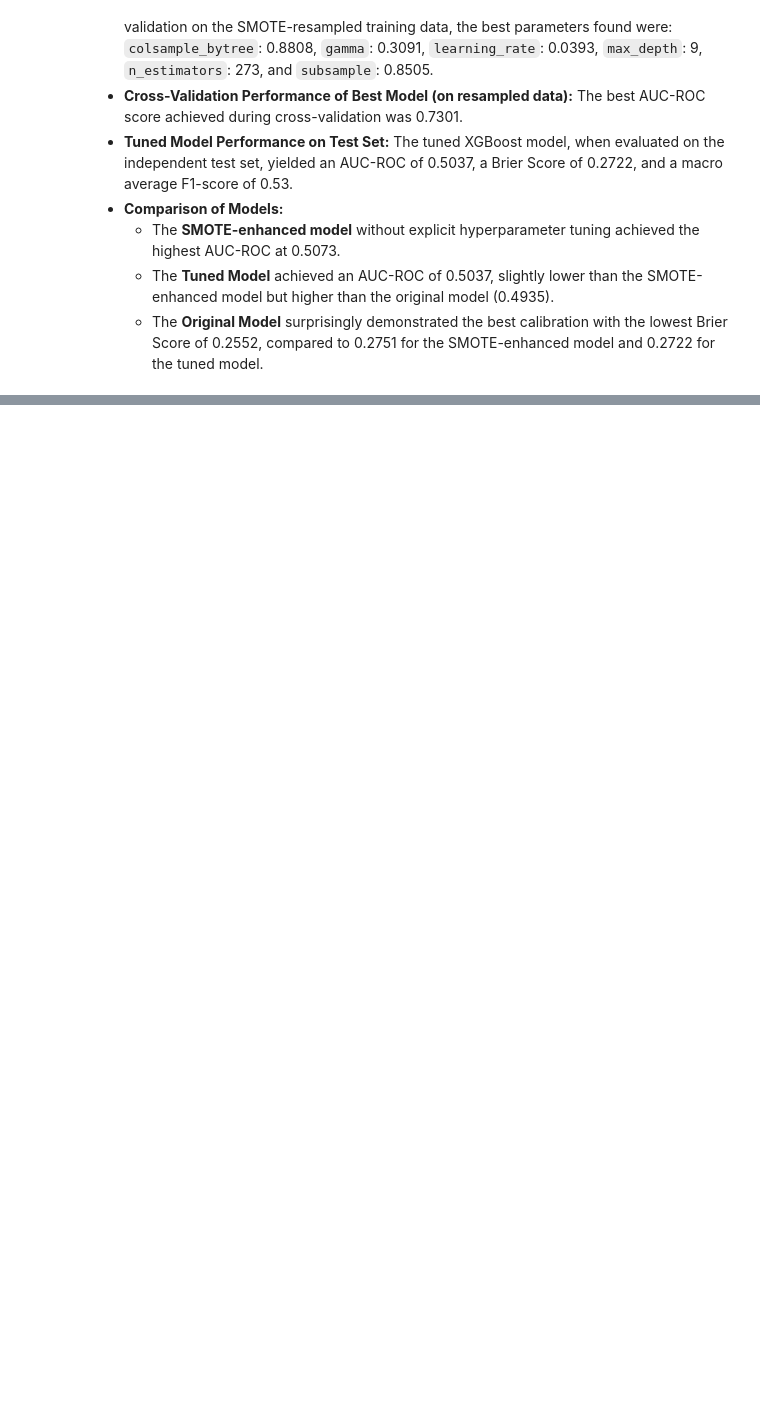
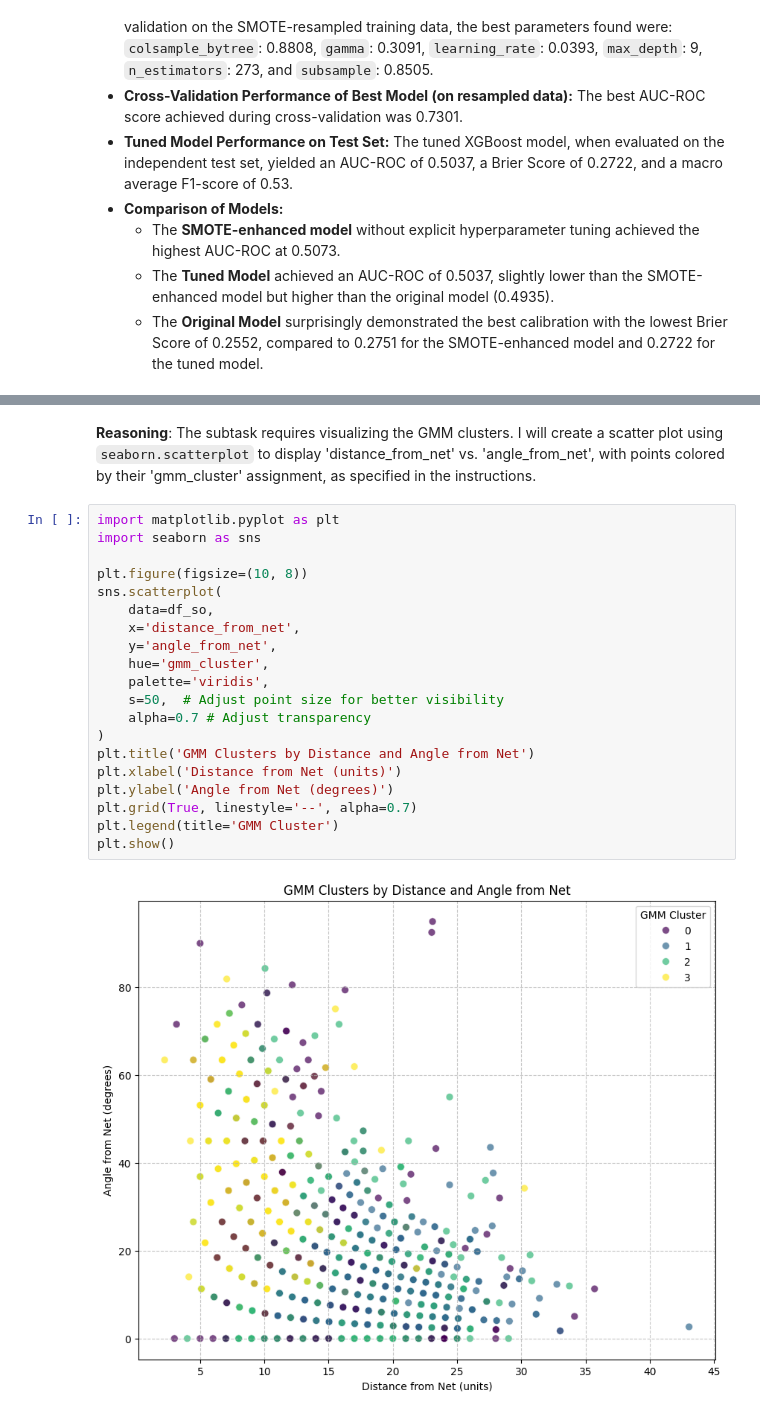
Before and after one commit to Darknight899/Comprehensive-Assessment-, a Jupyter notebook: Capstone_Project.ipynb, the cells around one changed output, grey strips where cells are left out. Saved outputs shown, nothing was run; the diff lists cells and outputs as text; blank space fills up the shorter version.

```diff
--- a/Capstone_Project.ipynb
+++ b/Capstone_Project.ipynb
@@ -1217,0 +1752,25 @@ Brier Score: 0.2722
+# %% [markdown]
+**Reasoning**:
+The subtask requires visualizing the GMM clusters. I will create a scatter plot using `seaborn.scatterplot` to display 'distance_from_net' vs. 'angle_from_net', with points colored by their 'gmm_cluster' assignment, as specified in the instructions.
+# %%
+import matplotlib.pyplot as plt
+import seaborn as sns
+
+plt.figure(figsize=(10, 8))
+sns.scatterplot(
+    data=df_so,
+    x='distance_from_net',
+    y='angle_from_net',
+    hue='gmm_cluster',
+    palette='viridis',
+    s=50,  # Adjust point size for better visibility
+    alpha=0.7 # Adjust transparency
+)
+plt.title('GMM Clusters by Distance and Angle from Net')
+plt.xlabel('Distance from Net (units)')
+plt.ylabel('Angle from Net (degrees)')
+plt.grid(True, linestyle='--', alpha=0.7)
+plt.legend(title='GMM Cluster')
+plt.show()
+# %% [output]
+[figure, added]
```
Also changed, not shown: parts of 38 cells of this notebook.
